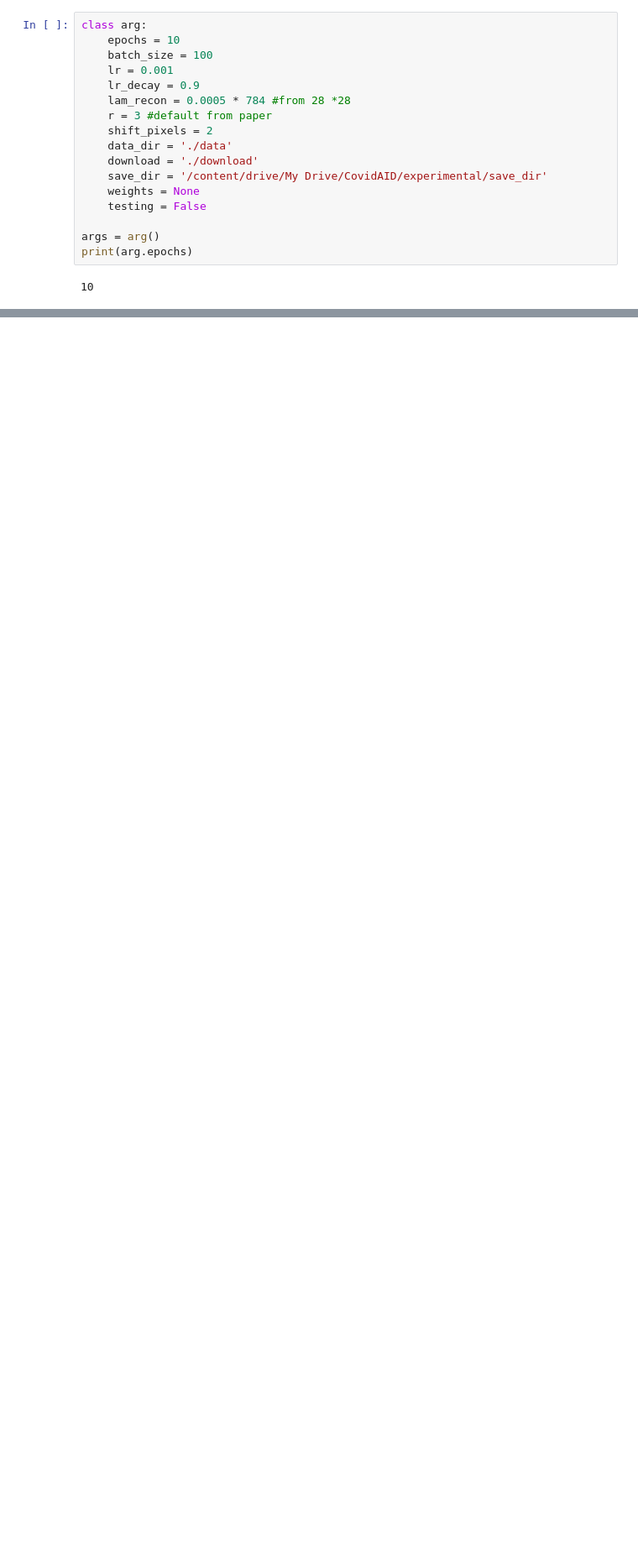
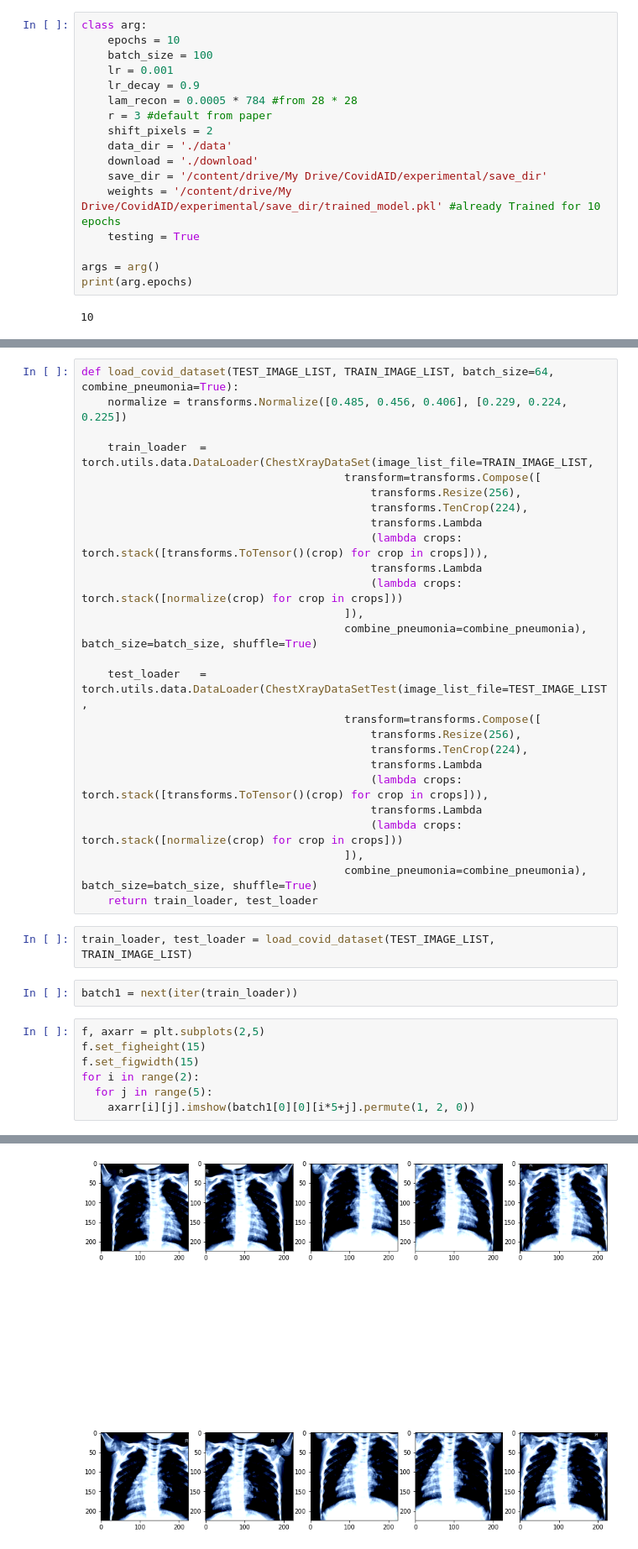
Before and after one commit to Yakuy/CapsNet-Covid19-X-Ray-Detection, a Jupyter notebook: Experimental.ipynb, the cells around one changed output, grey strips where cells are left out. Shown: that part at 84% size. Saved outputs shown, nothing was run; the diff lists cells and outputs as text; blank space fills up the shorter version.

Commit message:
Cleaning, Making Structure and Adding Data Loader.

```diff
--- a/Experimental.ipynb
+++ b/Experimental.ipynb
@@ -602,14 +603,14 @@ class arg:
     batch_size = 100
     lr = 0.001
     lr_decay = 0.9
-    lam_recon = 0.0005 * 784 #from 28 *28
+    lam_recon = 0.0005 * 784 #from 28 * 28
     r = 3 #default from paper
     shift_pixels = 2
     data_dir = './data'
     download = './download'
     save_dir = '/content/drive/My Drive/CovidAID/experimental/save_dir'
-    weights = None
-    testing = False
+    weights = '/content/drive/My Drive/CovidAID/experimental/save_dir/trained_model.pkl' #already Trained for 10 epochs
+    testing = True
 
 args = arg()
 print(arg.epochs)
@@ -685,0 +664,38 @@ Reconstructed images are saved to /content/drive/My Drive/CovidAID/experimental/
+# %%
+def load_covid_dataset(TEST_IMAGE_LIST, TRAIN_IMAGE_LIST, batch_size=64, combine_pneumonia=True):
+    normalize = transforms.Normalize([0.485, 0.456, 0.406], [0.229, 0.224, 0.225])
+
+    train_loader  = torch.utils.data.DataLoader(ChestXrayDataSet(image_list_file=TRAIN_IMAGE_LIST,
+                                        transform=transforms.Compose([
+                                            transforms.Resize(256),
+                                            transforms.TenCrop(224),
+                                            transforms.Lambda
+                                            (lambda crops: torch.stack([transforms.ToTensor()(crop) for crop in crops])),
+                                            transforms.Lambda
+                                            (lambda crops: torch.stack([normalize(crop) for crop in crops]))
+                                        ]),
+                                        combine_pneumonia=combine_pneumonia), batch_size=batch_size, shuffle=True)
+
+    test_loader   = torch.utils.data.DataLoader(ChestXrayDataSetTest(image_list_file=TEST_IMAGE_LIST,
+                                        transform=transforms.Compose([
+                                            transforms.Resize(256),
+                                            transforms.TenCrop(224),
+                                            transforms.Lambda
+                                            (lambda crops: torch.stack([transforms.ToTensor()(crop) for crop in crops])),
+                                            transforms.Lambda
+                                            (lambda crops: torch.stack([normalize(crop) for crop in crops]))
+                                        ]),
+                                        combine_pneumonia=combine_pneumonia), batch_size=batch_size, shuffle=True)
+    return train_loader, test_loader
+# %%
+train_loader, test_loader = load_covid_dataset(TEST_IMAGE_LIST, TRAIN_IMAGE_LIST)
+# %%
+batch1 = next(iter(train_loader))
+# %%
+f, axarr = plt.subplots(2,5)
+f.set_figheight(15)
+f.set_figwidth(15)
+for i in range(2):
+  for j in range(5):
+    axarr[i][j].imshow(batch1[0][0][i*5+j].permute(1, 2, 0))
+# %% [output]
@@ -685,0 +712 @@ Reconstructed images are saved to /content/drive/My Drive/CovidAID/experimental/
+[figure, added]
```
Also changed, not shown: parts of 14 cells of this notebook.
